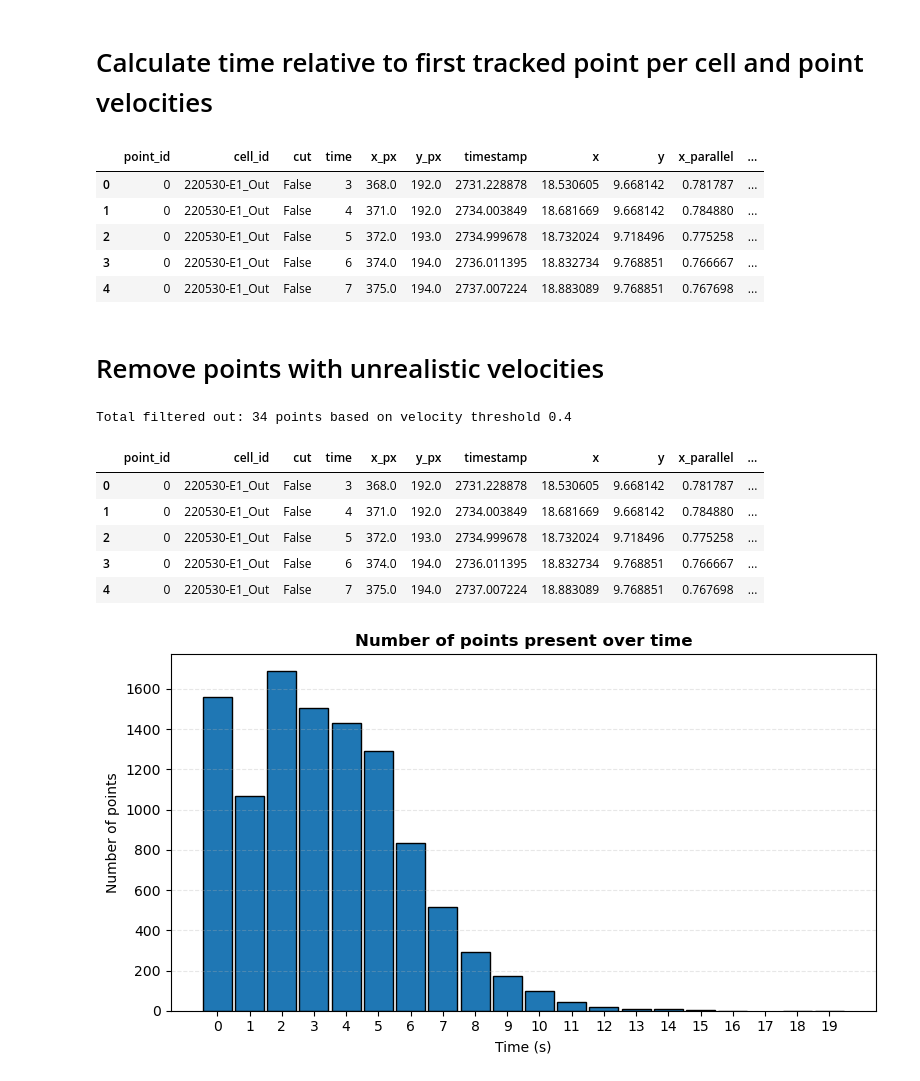
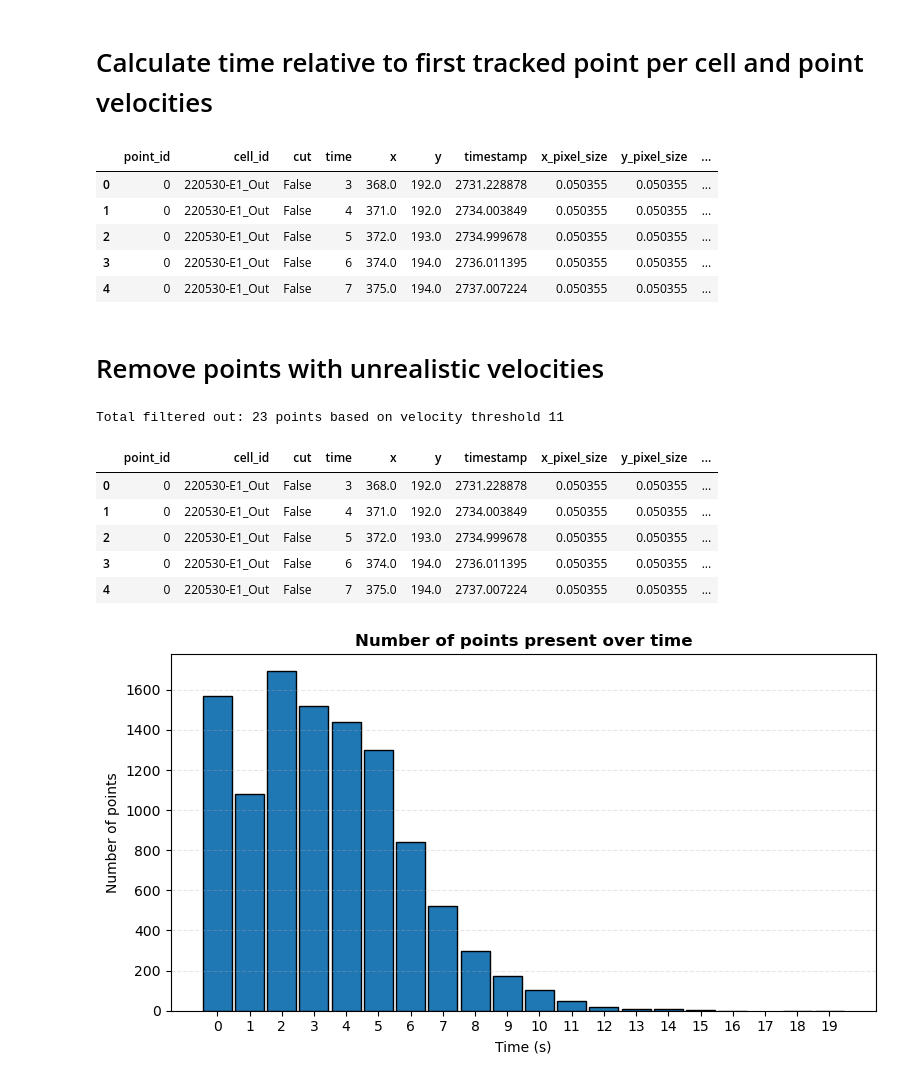
Before and after one commit to signynas/diet4CoLA, a Jupyter notebook: annotated_data.ipynb, the cells around one changed output. Saved outputs shown, nothing was run; the diff lists cells and outputs as text; code cells hidden in the pictures.

```diff
--- a/annotated_data.ipynb
+++ b/annotated_data.ipynb
@@ -41,7 +41,6 @@ for p in files:
         print(f"Warning: skipping {p!r}: no valid points found")
         continue
     result = df[["cell", "time", "x", "y"]].copy()
-    result.rename(columns={"x": "x_px", "y": "y_px"}, inplace=True)
     result["cut"] = result["cell"].apply(lambda x: x.startswith("cut"))
     result["cell_id"] = cell_id
     cell_names = result["cell"].unique()
@@ -57,7 +56,7 @@ if not out_rows:
 print(f"Parsed data for {point_id_counter} unique points from {len(out_rows)} files.")
 
 points = pd.concat(out_rows, ignore_index=True)
-points = points[["point_id", "cell_id", "cut", "time", "x_px", "y_px"]]
+points = points[["point_id", "cell_id", "cut", "time", "x", "y"]]
 
 points.head()
 # %% [output]
@@ -151,12 +150,10 @@ for cell_id in cell_ids:
 
     # Convert coordinates
     if pixel_x is not None and pixel_y is not None:
-        if 'x_px' in cell_df.columns:
-            cell_df['x'] = cell_df['x_px'] * pixel_x
-        if 'y_px' in cell_df.columns:
-            cell_df['y'] = cell_df['y_px'] * pixel_y
+        cell_df['x_pixel_size'] = pixel_x
+        cell_df['y_pixel_size'] = pixel_y
     else:
-        print(f"Warning: Pixel size information not found for {czi_path}; skipping coordinate conversion.")
+        print(f"Warning: Pixel size information not found for {czi_path}.")
 
     processed_groups.append(cell_df)
 
@@ -377,48 +449,48 @@ points_v = df.copy()
 
 points_v.head()
 # %% [output]
-|  | point_id | cell_id | cut | time | x_px | y_px | timestamp | x | y | x_parallel | ... |
-| 0 | 0 | 220530-E1_Out | False | 3 | 368.0 | 192.0 | 2731.228878 | 18.530605 | 9.668142 | 0.781787 | ... |
-| 1 | 0 | 220530-E1_Out | False | 4 | 371.0 | 192.0 | 2734.003849 | 18.681669 | 9.668142 | 0.784880 | ... |
-| 2 | 0 | 220530-E1_Out | False | 5 | 372.0 | 193.0 | 2734.999678 | 18.732024 | 9.718496 | 0.775258 | ... |
-| 3 | 0 | 220530-E1_Out | False | 6 | 374.0 | 194.0 | 2736.011395 | 18.832734 | 9.768851 | 0.766667 | ... |
-| 4 | 0 | 220530-E1_Out | False | 7 | 375.0 | 194.0 | 2737.007224 | 18.883089 | 9.768851 | 0.767698 | ... |
+|  | point_id | cell_id | cut | time | x | y | timestamp | x_pixel_size | y_pixel_size | ... |
+| 0 | 0 | 220530-E1_Out | False | 3 | 368.0 | 192.0 | 2731.228878 | 0.050355 | 0.050355 | ... |
+| 1 | 0 | 220530-E1_Out | False | 4 | 371.0 | 192.0 | 2734.003849 | 0.050355 | 0.050355 | ... |
+| 2 | 0 | 220530-E1_Out | False | 5 | 372.0 | 193.0 | 2734.999678 | 0.050355 | 0.050355 | ... |
+| 3 | 0 | 220530-E1_Out | False | 6 | 374.0 | 194.0 | 2736.011395 | 0.050355 | 0.050355 | ... |
+| 4 | 0 | 220530-E1_Out | False | 7 | 375.0 | 194.0 | 2737.007224 | 0.050355 | 0.050355 | ... |
 # %% [markdown]
 # Remove points with unrealistic velocities
 # %%
 df = points_v.copy()
 
-filter_threshold = 0.4  # Velocity threshold
+filter_threshold = 11  # Velocity threshold
 
 initial_count = df['point_id'].nunique()
 
 to_remove = []
 for pid in df['point_id'].unique():
     vals = df.loc[df['point_id'] == pid, 'velocity_cut']
     if vals.dropna().empty:
         continue
     if (vals.abs() > filter_threshold).any():
         to_remove.append(pid)
 
 if to_remove:
     df = df[~df['point_id'].isin(to_remove)]
 
 final_count = df['point_id'].nunique()
 diff_count = initial_count - final_count
 
 print(f"Total filtered out: {diff_count} point{"s" if diff_count != 1 else ""} based on velocity threshold {filter_threshold}")
 
 points_v_filtered = df.copy()
 
 points_v_filtered.head()
 # %% [output]
-Total filtered out: 34 points based on velocity threshold 0.4
+Total filtered out: 23 points based on velocity threshold 11
-|  | point_id | cell_id | cut | time | x_px | y_px | timestamp | x | y | x_parallel | ... |
-| 0 | 0 | 220530-E1_Out | False | 3 | 368.0 | 192.0 | 2731.228878 | 18.530605 | 9.668142 | 0.781787 | ... |
-| 1 | 0 | 220530-E1_Out | False | 4 | 371.0 | 192.0 | 2734.003849 | 18.681669 | 9.668142 | 0.784880 | ... |
-| 2 | 0 | 220530-E1_Out | False | 5 | 372.0 | 193.0 | 2734.999678 | 18.732024 | 9.718496 | 0.775258 | ... |
-| 3 | 0 | 220530-E1_Out | False | 6 | 374.0 | 194.0 | 2736.011395 | 18.832734 | 9.768851 | 0.766667 | ... |
-| 4 | 0 | 220530-E1_Out | False | 7 | 375.0 | 194.0 | 2737.007224 | 18.883089 | 9.768851 | 0.767698 | ... |
+|  | point_id | cell_id | cut | time | x | y | timestamp | x_pixel_size | y_pixel_size | ... |
+| 0 | 0 | 220530-E1_Out | False | 3 | 368.0 | 192.0 | 2731.228878 | 0.050355 | 0.050355 | ... |
+| 1 | 0 | 220530-E1_Out | False | 4 | 371.0 | 192.0 | 2734.003849 | 0.050355 | 0.050355 | ... |
+| 2 | 0 | 220530-E1_Out | False | 5 | 372.0 | 193.0 | 2734.999678 | 0.050355 | 0.050355 | ... |
+| 3 | 0 | 220530-E1_Out | False | 6 | 374.0 | 194.0 | 2736.011395 | 0.050355 | 0.050355 | ... |
+| 4 | 0 | 220530-E1_Out | False | 7 | 375.0 | 194.0 | 2737.007224 | 0.050355 | 0.050355 | ... |
 # %%
 import matplotlib.pyplot as plt
 import numpy as np
```
Also changed, not shown: parts of 13 cells of this notebook, 1 other file.
